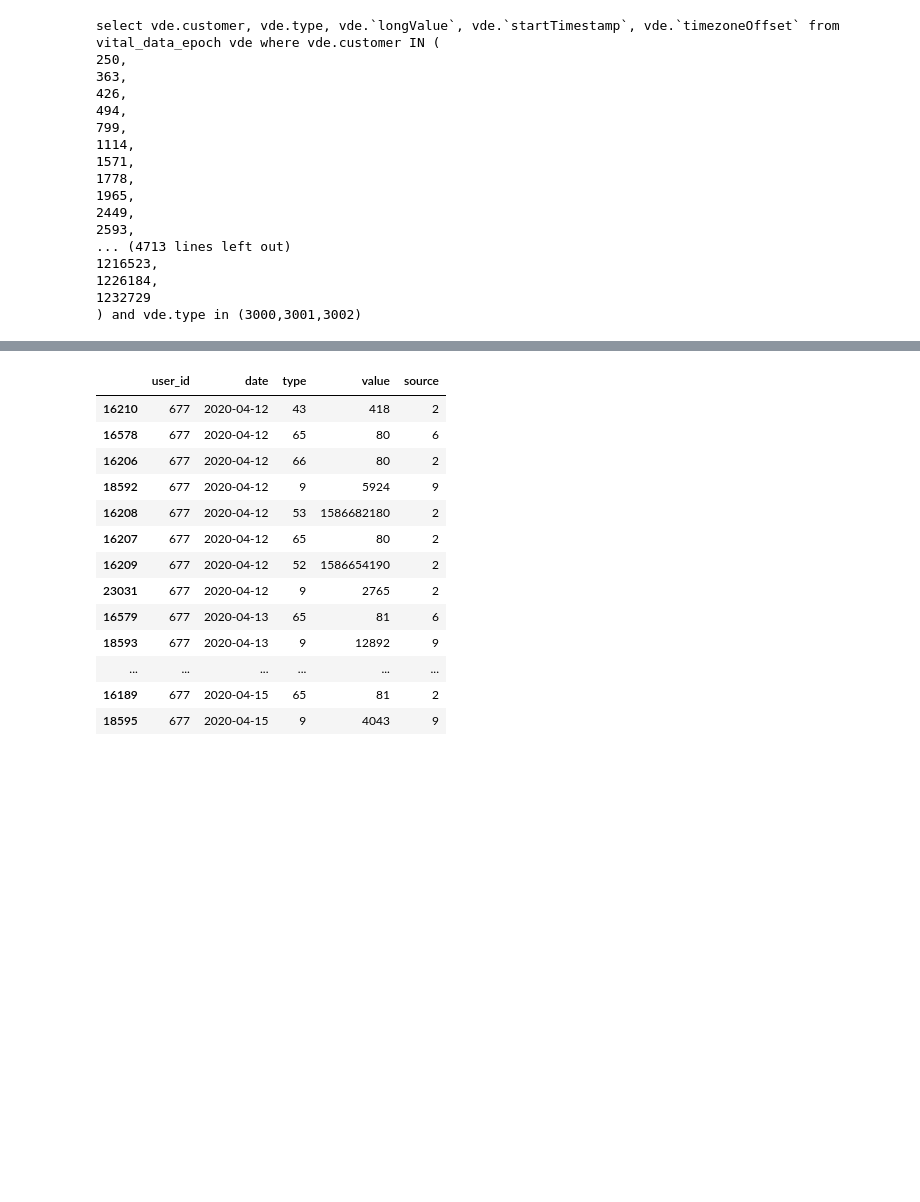
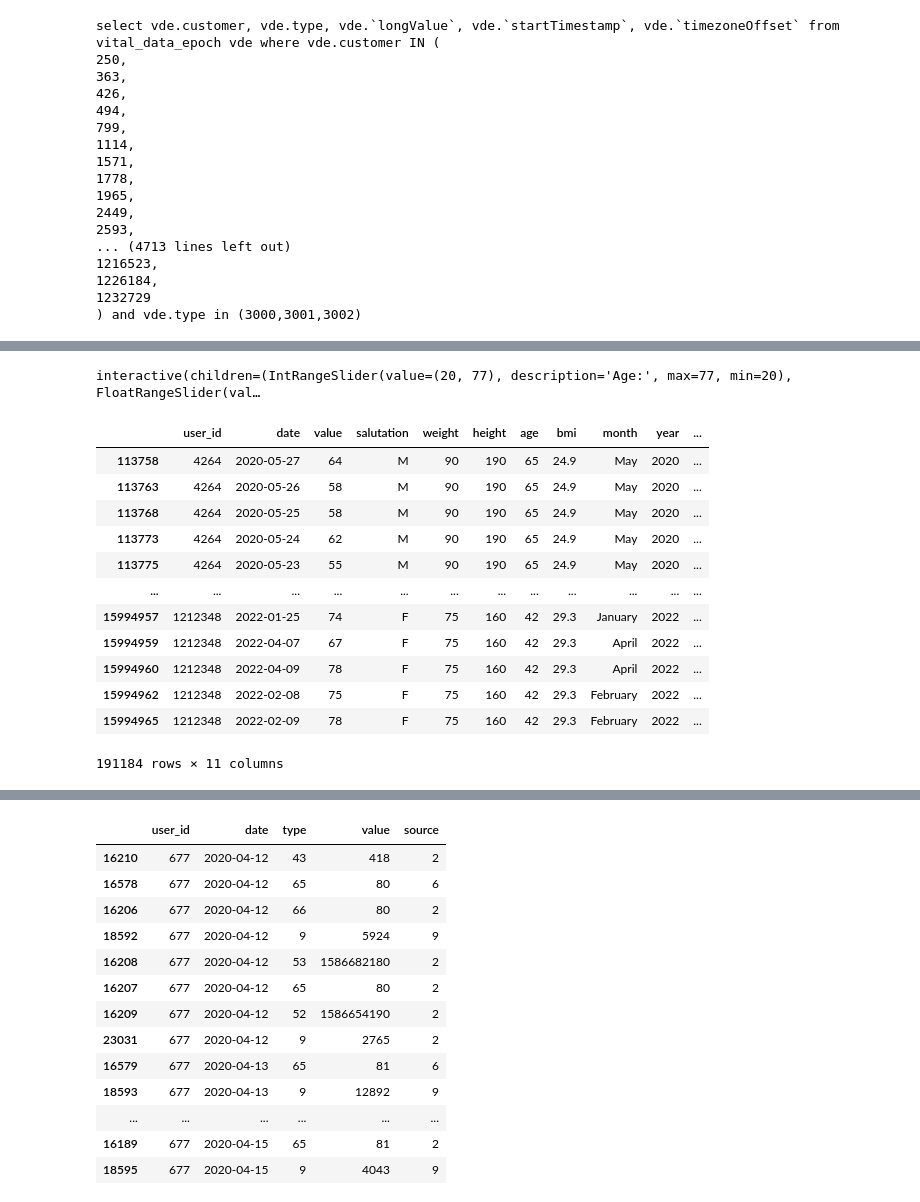
Before and after one commit to mol2people/imputation, a Jupyter notebook: EDA_impute_sexgender.ipynb, the cells around one changed output, grey strips where cells are left out. Saved outputs shown, nothing was run; the diff lists cells and outputs as text; code cells hidden in the pictures; blank space fills up the shorter version.

```diff
--- a/EDA_impute_sexgender.ipynb
+++ b/EDA_impute_sexgender.ipynb
@@ -338,0 +508,67 @@ l_keep[:3]
+# %%
+import seaborn as sns
+import ipywidgets as widgets
+from ipywidgets import interact
+
+#df_garmin["date"] = pd.to_datetime(df_garmin["date"])
+
+@interact(
+    age_range=widgets.IntRangeSlider(
+        value=(df_garmin["age"].min(), df_garmin["age"].max()),
+        min=df_garmin["age"].min(),
+        max=df_garmin["age"].max(),
+        step=1,
+        description="Age:"
+    ),
+    bmi_range=widgets.FloatRangeSlider(
+        value=(df_garmin["bmi"].min(), df_garmin["bmi"].max()),
+        min=df_garmin["bmi"].min(),
+        max=df_garmin["bmi"].max(),
+        step=0.5,
+        description="BMI:"
+    )
+)
+def plot_garmin(age_range, bmi_range):
+    d = df_garmin[
+        df_garmin["age"].between(*age_range)
+        & df_garmin["bmi"].between(*bmi_range)
+    ]
+
+    plt.figure(figsize=(14, 6))
+
+    sns.scatterplot(
+        data=d,
+        x="date",
+        y="value",
+        hue="salutation",
+        alpha=0.4,
+        s=10
+    )
+
+    plt.xlabel("Date")
+    plt.ylabel("Value")
+    plt.legend(title="Salutation")
+    plt.tight_layout()
+    plt.show()
+# %% [output]
+interactive(children=(IntRangeSlider(value=(20, 77), description='Age:', max=77, min=20), FloatRangeSlider(val…
+# %%
+df_garmin['month'] = df_garmin['date'].dt.month_name()
+df_garmin['year'] = df_garmin['date'].dt.year
+df_garmin['dayofweek'] = df_garmin['date'].dt.day_name()
+# %%
+df_garmin
+# %% [output]
+|  | user_id | date | value | salutation | weight | height | age | bmi | month | year | ... |
+| 113758 | 4264 | 2020-05-27 | 64 | M | 90 | 190 | 65 | 24.9 | May | 2020 | ... |
+| 113763 | 4264 | 2020-05-26 | 58 | M | 90 | 190 | 65 | 24.9 | May | 2020 | ... |
+| 113768 | 4264 | 2020-05-25 | 58 | M | 90 | 190 | 65 | 24.9 | May | 2020 | ... |
+| 113773 | 4264 | 2020-05-24 | 62 | M | 90 | 190 | 65 | 24.9 | May | 2020 | ... |
+| 113775 | 4264 | 2020-05-23 | 55 | M | 90 | 190 | 65 | 24.9 | May | 2020 | ... |
+| ... | ... | ... | ... | ... | ... | ... | ... | ... | ... | ... | ... |
+| 15994957 | 1212348 | 2022-01-25 | 74 | F | 75 | 160 | 42 | 29.3 | January | 2022 | ... |
+| 15994959 | 1212348 | 2022-04-07 | 67 | F | 75 | 160 | 42 | 29.3 | April | 2022 | ... |
+| 15994960 | 1212348 | 2022-04-09 | 78 | F | 75 | 160 | 42 | 29.3 | April | 2022 | ... |
+| 15994962 | 1212348 | 2022-02-08 | 75 | F | 75 | 160 | 42 | 29.3 | February | 2022 | ... |
+| 15994965 | 1212348 | 2022-02-09 | 78 | F | 75 | 160 | 42 | 29.3 | February | 2022 | ... |
+191184 rows × 11 columns
```
Also changed, not shown: parts of 63 cells of this notebook.
